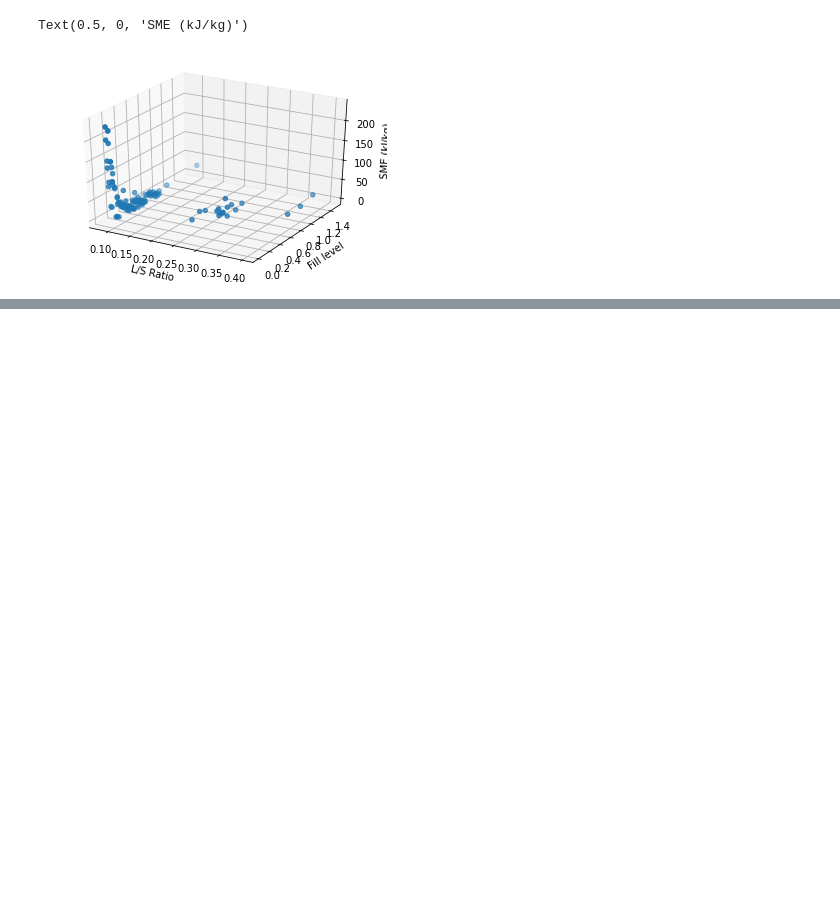
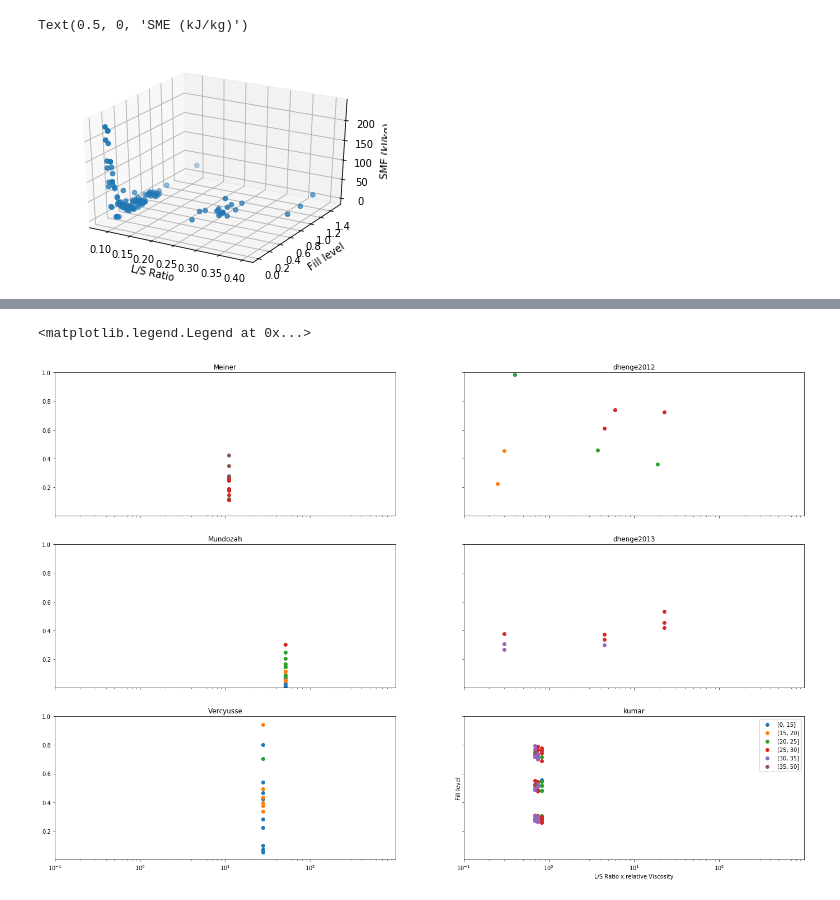
Before and after one commit to csampat/Physics-Constrained-Supervised-Autoencoders-, a Jupyter notebook: src/3dplot_fill.ipynb, the cells around one changed output, grey strips where cells are left out. Saved outputs shown, nothing was run; the diff lists cells and outputs as text; code cells hidden in the pictures; blank space fills up the shorter version.

```diff
--- a/src/3dplot_fill.ipynb
+++ b/src/3dplot_fill.ipynb
@@ -108,0 +133,30 @@ ax.legend(bbox_to_anchor=(0., 1.02, 1., .102), loc='lower left',
+# %%
+fig,ax = plt.subplots(3,2,sharex=True,sharey=True,figsize=[24,16])
+vis = np.array(datafile['Binder Viscosity (mPa.s)']) / 0.001
+extent = np.array(datafile['Extent of gran'])
+ranges = [0,15,20,25,30,35,50]
+count = 0
+y = 0
+for region, df_region in datafile.groupby('Experiments'):
+    groups = df_region.groupby(pd.cut(df_region['Extent of gran'],ranges))
+    for val, group in groups:
+        ax[count,y].scatter(group['L/S Ratio']*group['Binder Viscosity (mPa.s)'] / 0.001, group['Calc Fill level'],label=val)
+        ax[count,y].set_title(region)
+    count = count + 1
+    if count>=3:
+        y=1
+        count = 0
+# ax.scatter(np.multiply(lsratio,vis),fill_level,c=extent,s=150,cmap='YlOrRd')
+plt.xlabel('L/S Ratio x relative Viscosity')
+plt.ylabel('Fill level')
+plt.ylim(0,1)
+plt.ylim([1e-4,1])
+plt.xscale("log")
+plt.xlim([1e-1,1000])
+plt.xticks([1e-1,1e0,1e1,1e2])
+plt.legend()
+# ax.legend(bbox_to_anchor=(0., 1.02, 1., .102), loc='lower left',
+#            ncol=2, mode="expand", borderaxespad=0.)
+# %% [output]
+<matplotlib.legend.Legend at 0x...>
+[figure, added]
```
Also changed, not shown: parts of 7 cells of this notebook, 2 other files.
